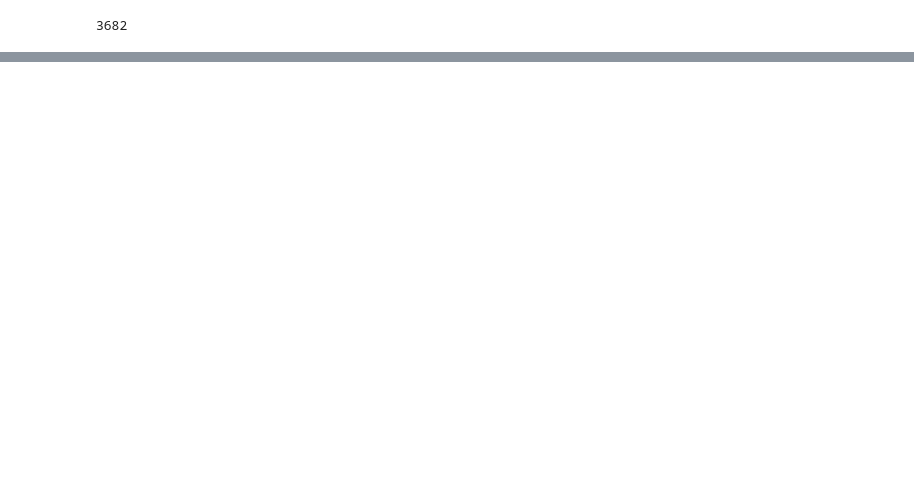
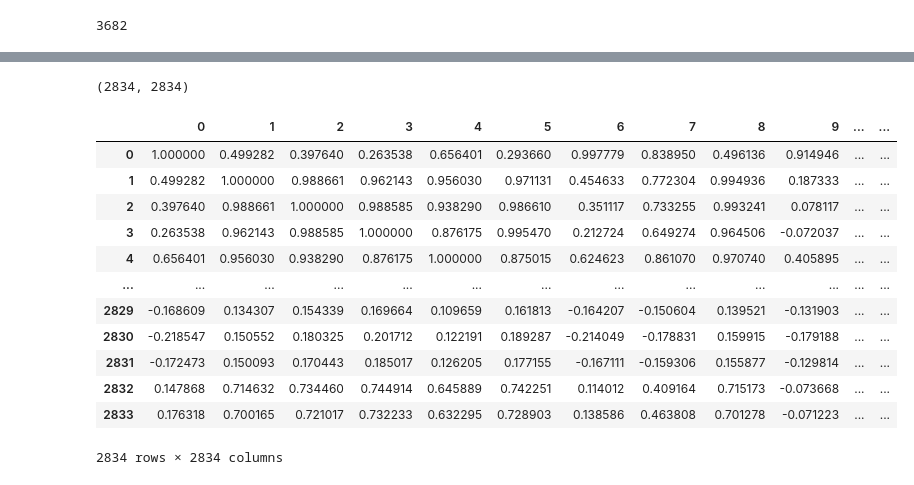
Before and after one commit to chelo1003/Henry_PI1_Steam, a Jupyter notebook: ML/ML_item-item.ipynb, the cells around one changed output, grey strips where cells are left out. Drawn from its saved outputs; the diff is of its cells as text; code cells hidden in the pictures; blank space fills up the shorter version.

```diff
--- a/ML/ML_item-item.ipynb
+++ b/ML/ML_item-item.ipynb
@@ -373,0 +452,4 @@ sentiment: Esta variable podría tratarse como categórica ordinal, ya que sus v
+# %%
+# Unir los dos Dataframes restantes por el id de juego, haciendo un inner join, ya que quiero los registros tengan todos los datos
+df_ML = pd.merge(df_semicompleto, df_user_reviews, on='id', how='inner')
+df_ML
@@ -373,0 +470,3 @@ sentiment: Esta variable podría tratarse como categórica ordinal, ya que sus v
+# %%
+# Eliminar la columna del,id de juego porque ya no la necesito
+df_ML.drop("id", axis=1, inplace=True)
@@ -373,0 +494,4 @@ sentiment: Esta variable podría tratarse como categórica ordinal, ya que sus v
+# %%
+# Sacar el nombre del juego para poder pasar los datos al modelo
+df_matriz = df_ML.drop("app_name", axis=1)
+df_matriz
@@ -373,0 +514,3 @@ sentiment: Esta variable podría tratarse como categórica ordinal, ya que sus v
+# %%
+# Calcula la similitud del coseno entre los juegos
+matriz_similitudes = cosine_similarity(df_matriz)
@@ -373,0 +533,21 @@ sentiment: Esta variable podría tratarse como categórica ordinal, ya que sus v
+# %%
+matriz_similitudes.shape
+# %% [output]
+(2834, 2834)
+# %%
+df_matriz_similitudes = pd.DataFrame(matriz_similitudes)
+df_matriz_similitudes
+# %% [output]
+|  | 0 | 1 | 2 | 3 | 4 | 5 | 6 | 7 | 8 | 9 | ... | ... |
+| 0 | 1.000000 | 0.499282 | 0.397640 | 0.263538 | 0.656401 | 0.293660 | 0.997779 | 0.838950 | 0.496136 | 0.914946 | ... | ... |
+| 1 | 0.499282 | 1.000000 | 0.988661 | 0.962143 | 0.956030 | 0.971131 | 0.454633 | 0.772304 | 0.994936 | 0.187333 | ... | ... |
+| 2 | 0.397640 | 0.988661 | 1.000000 | 0.988585 | 0.938290 | 0.986610 | 0.351117 | 0.733255 | 0.993241 | 0.078117 | ... | ... |
+| 3 | 0.263538 | 0.962143 | 0.988585 | 1.000000 | 0.876175 | 0.995470 | 0.212724 | 0.649274 | 0.964506 | -0.072037 | ... | ... |
+| 4 | 0.656401 | 0.956030 | 0.938290 | 0.876175 | 1.000000 | 0.875015 | 0.624623 | 0.861070 | 0.970740 | 0.405895 | ... | ... |
+| ... | ... | ... | ... | ... | ... | ... | ... | ... | ... | ... | ... | ... |
+| 2829 | -0.168609 | 0.134307 | 0.154339 | 0.169664 | 0.109659 | 0.161813 | -0.164207 | -0.150604 | 0.139521 | -0.131903 | ... | ... |
+| 2830 | -0.218547 | 0.150552 | 0.180325 | 0.201712 | 0.122191 | 0.189287 | -0.214049 | -0.178831 | 0.159915 | -0.179188 | ... | ... |
+| 2831 | -0.172473 | 0.150093 | 0.170443 | 0.185017 | 0.126205 | 0.177155 | -0.167111 | -0.159306 | 0.155877 | -0.129814 | ... | ... |
+| 2832 | 0.147868 | 0.714632 | 0.734460 | 0.744914 | 0.645889 | 0.742251 | 0.114012 | 0.409164 | 0.715173 | -0.073668 | ... | ... |
+| 2833 | 0.176318 | 0.700165 | 0.721017 | 0.732233 | 0.632295 | 0.728903 | 0.138586 | 0.463808 | 0.701278 | -0.071223 | ... | ... |
+2834 rows × 2834 columns
```
Also changed, not shown: parts of 33 cells of this notebook, 2 other files.
